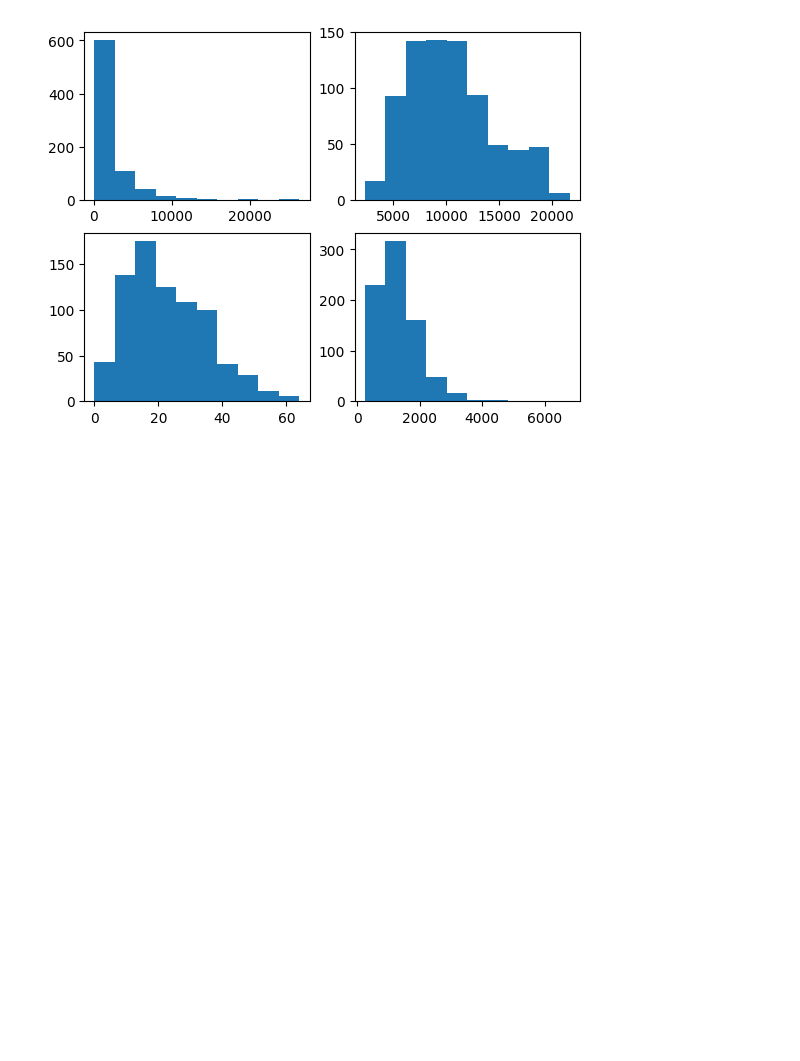
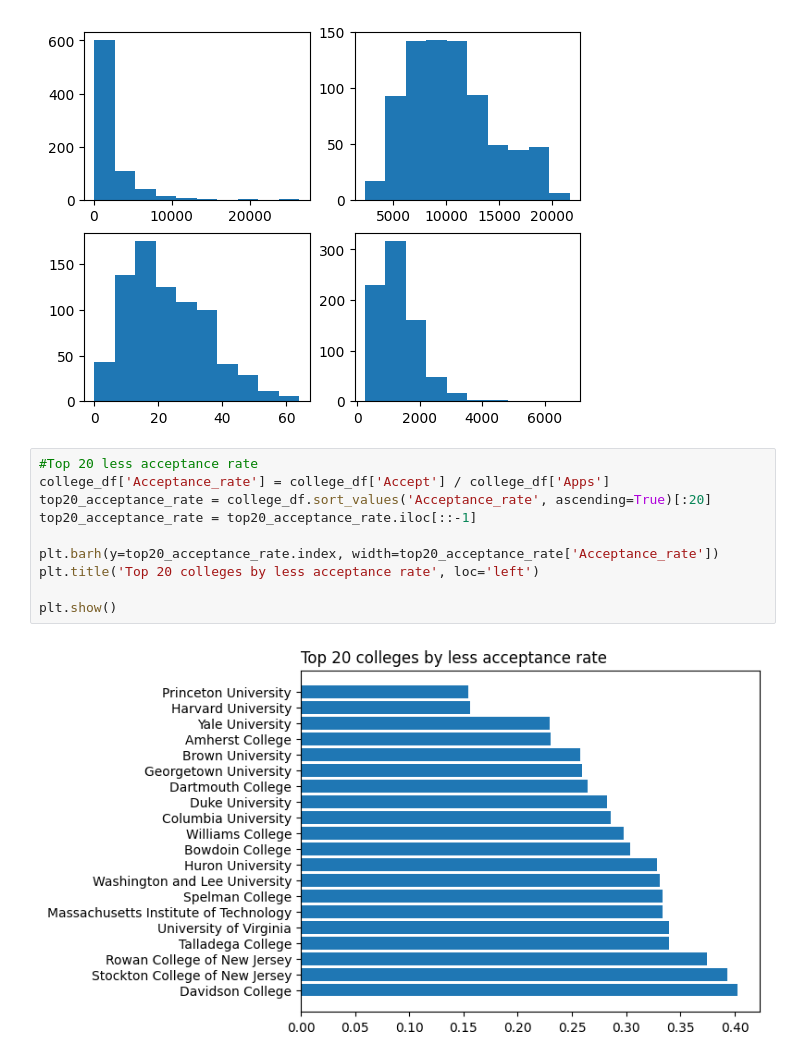
Before and after one commit to GabrielRomaoG/statistical_learning_code_answers, a Jupyter notebook: Chapter 2/Question_8.ipynb, the cells around one changed output. Cells and saved outputs as stored; diff of their text form; blank space fills up the shorter version.

```diff
--- a/Chapter 2/Question_8.ipynb
+++ b/Chapter 2/Question_8.ipynb
@@ -105,3 +105,15 @@ plt.plot()
 # %% [output]
 []
 [figure]
+# %%
+#Top 20 less acceptance rate
+college_df['Acceptance_rate'] = college_df['Accept'] / college_df['Apps']
+top20_acceptance_rate = college_df.sort_values('Acceptance_rate', ascending=True)[:20]
+top20_acceptance_rate = top20_acceptance_rate.iloc[::-1]
+
+plt.barh(y=top20_acceptance_rate.index, width=top20_acceptance_rate['Acceptance_rate'])
+plt.title('Top 20 colleges by less acceptance rate', loc='left')
+
+plt.show()
+# %% [output]
+[figure, added]
```
